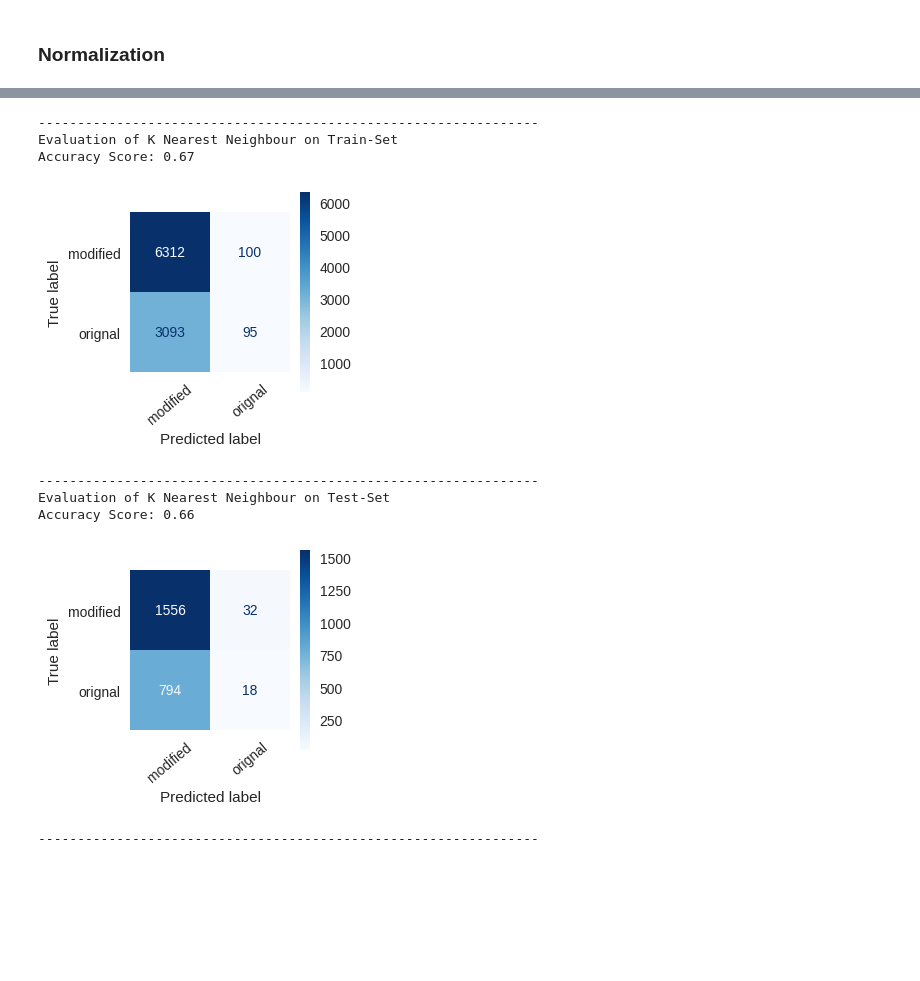
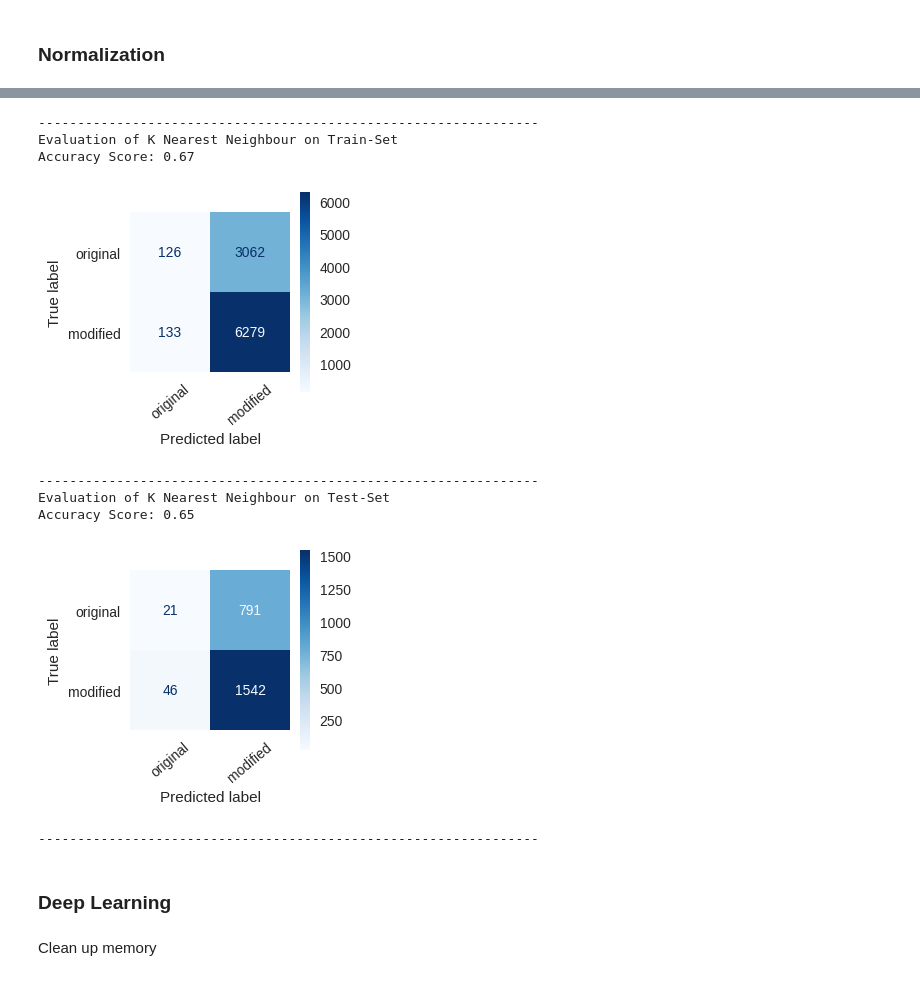
Before and after one commit to dario-x/Deep_Fake_Detection, a Jupyter notebook: main.ipynb, the cells around one changed output, grey strips where cells are left out. Cells and saved outputs as stored; diff of their text form; code cells hidden in the pictures; blank space fills up the shorter version.

```diff
--- a/main.ipynb
+++ b/main.ipynb
@@ -140,4 +231,4 @@ print(Y.shape)
 # %%
 # Normalization: sklearn.preprocessing.MinMaxScaler()
 scaler = preprocessing.MinMaxScaler(feature_range=(-1,1))    # make scaling object
-X = scaler.fit_transform(X)
+X_bw = scaler.fit_transform(X_bw)
@@ -144,6 +237,6 @@ X = scaler.fit_transform(X)
 # %%
 #pca = decomposition.PCA(n_components=50)
 
-svd = decomposition.TruncatedSVD(n_components=50)
+svd = decomposition.TruncatedSVD(n_components=250)
 #transformed x data
-X_svd = svd.fit_transform(X)
+X_svd = svd.fit_transform(X_bw)
@@ -150,6 +245,4 @@ X_svd = svd.fit_transform(X)
 # %%
 #method used for splitting the data into training and testing partitions
-trainX, testX, trainY, testY = train_test_split(X_svd, Y, test_size=0.2, random_state=77)
-
-#trainX, valX, trainY, valY = train_test_split(trainX, trainY, test_size=0.1, random_state=1)
+reduced_trainX, reduced_testX, reduced_trainY, reduced_testY = train_test_split(X_svd, Y, test_size=0.2, random_state=77)
 # %%
@@ -226,7 +283,8 @@ Best cross-validation for svm-poly score is: 0.656, with parameters {'C': 0.1291
 # %%
 SVM_poly = svm.SVC(kernel='poly', C = 0.129, degree=3)
-SVM_poly.fit(trainX, trainY)
-evaluate_model(SVM_poly, "SVM Poly", ["modified", "orignal"], trainX, testX)
+SVM_poly.fit(reduced_trainX, reduced_trainY)
+evaluate_model(SVM_poly, "SVM Poly", ["original", "modified"],
+               reduced_trainX, reduced_testX, reduced_trainY, reduced_testY)
 # %% [output]
 ----------------------------------------------------------------
 Evaluation of SVM Poly on Train-Set
@@ -249,14 +307,17 @@ Best cross-validation for knn score is: 0.652, with parameters {'n_neighbors': 4
 # %%
-knn = neighbors.KNeighborsClassifier(n_neighbors=40)
-knn.fit(trainX, trainY)
-evaluate_model(knn, "K Nearest Neighbour", ["modified", "orignal"], trainX, testX)
+knn = neighbors.KNeighborsClassifier(n_neighbors=48)
+knn.fit(reduced_trainX, reduced_trainY)
+evaluate_model(knn, "K Nearest Neighbour", ["original", "modified"],
+               reduced_trainX, reduced_testX, reduced_trainY, reduced_testY)
 # %% [output]
 ----------------------------------------------------------------
 Evaluation of K Nearest Neighbour on Train-Set
 Accuracy Score: 0.67
-[figure, old version]
+[figure, new version]
 ----------------------------------------------------------------
 Evaluation of K Nearest Neighbour on Test-Set
-Accuracy Score: 0.66
+Accuracy Score: 0.65
-[figure, old version]
+[figure, new version]
 ----------------------------------------------------------------
+# %% [markdown]
+### Deep Learning
@@ -262,0 +329,2 @@ Accuracy Score: 0.66
+# %% [markdown]
+Clean up memory
```
Also changed, not shown: parts of 23 cells of this notebook.
